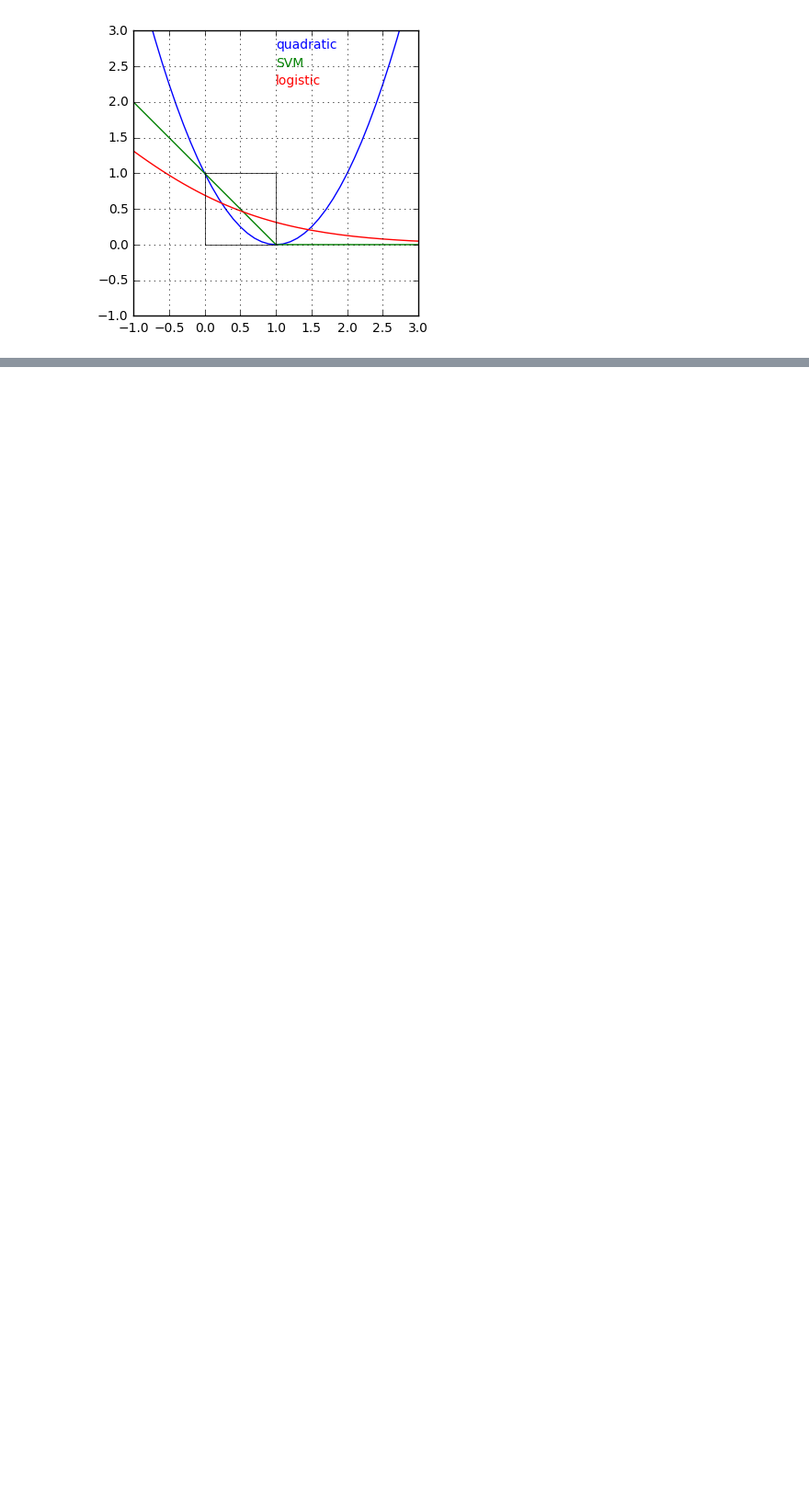
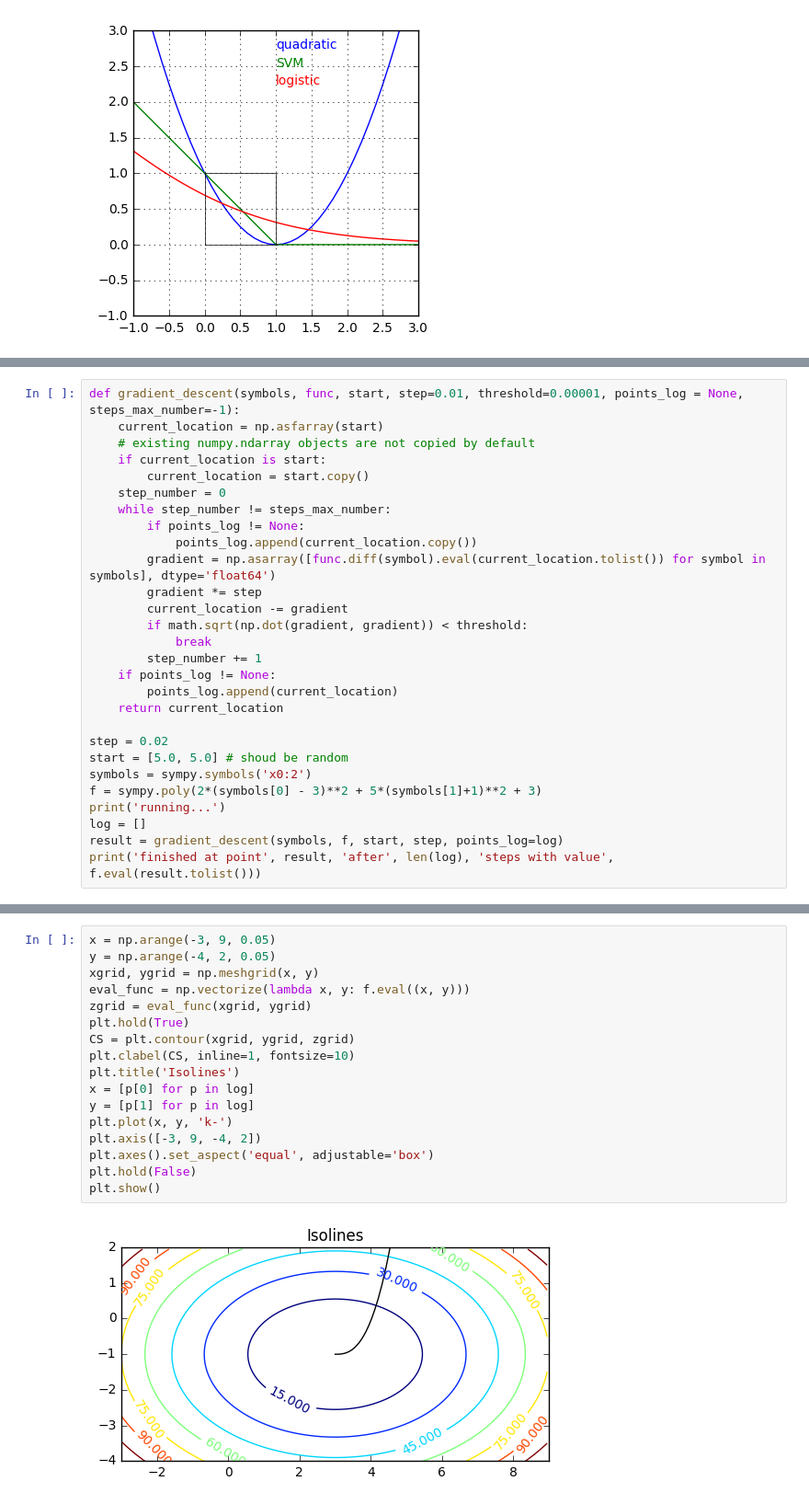
Before and after one commit to v-sopov/renju, a Jupyter notebook: lab_solution.ipynb, the cells around one changed output, grey strips where cells are left out. Shown at 92% size. Saved outputs shown, nothing was run; the diff lists cells and outputs as text; blank space fills up the shorter version.

Commit message:
Done up to gradient descent

```diff
--- a/lab_solution.ipynb
+++ b/lab_solution.ipynb
@@ -125,0 +138,28 @@ plt.show()
+# %%
+def gradient_descent(symbols, func, start, step=0.01, threshold=0.00001, points_log = None, steps_max_number=-1):
+    current_location = np.asfarray(start)
+    # existing numpy.ndarray objects are not copied by default
+    if current_location is start:
+        current_location = start.copy()
+    step_number = 0
+    while step_number != steps_max_number:
+        if points_log != None:
+            points_log.append(current_location.copy())
+        gradient = np.asarray([func.diff(symbol).eval(current_location.tolist()) for symbol in symbols], dtype='float64')
+        gradient *= step
+        current_location -= gradient
+        if math.sqrt(np.dot(gradient, gradient)) < threshold:
+            break
+        step_number += 1
+    if points_log != None:
+        points_log.append(current_location)
+    return current_location
+
+step = 0.02
+start = [5.0, 5.0] # shoud be random
+symbols = sympy.symbols('x0:2')
+f = sympy.poly(2*(symbols[0] - 3)**2 + 5*(symbols[1]+1)**2 + 3)
+print('running...')
+log = []
+result = gradient_descent(symbols, f, start, step, points_log=log)
+print('finished at point', result, 'after', len(log), 'steps with value', f.eval(result.tolist()))
@@ -125,0 +169,19 @@ plt.show()
+# %%
+x = np.arange(-3, 9, 0.05)
+y = np.arange(-4, 2, 0.05)
+xgrid, ygrid = np.meshgrid(x, y)
+eval_func = np.vectorize(lambda x, y: f.eval((x, y)))
+zgrid = eval_func(xgrid, ygrid)
+plt.hold(True)
+CS = plt.contour(xgrid, ygrid, zgrid)
+plt.clabel(CS, inline=1, fontsize=10)
+plt.title('Isolines')
+x = [p[0] for p in log]
+y = [p[1] for p in log]
+plt.plot(x, y, 'k-')
+plt.axis([-3, 9, -4, 2])
+plt.axes().set_aspect('equal', adjustable='box')
+plt.hold(False)
+plt.show()
+# %% [output]
+[figure, added]
```
Also changed, not shown: parts of 26 cells of this notebook.
